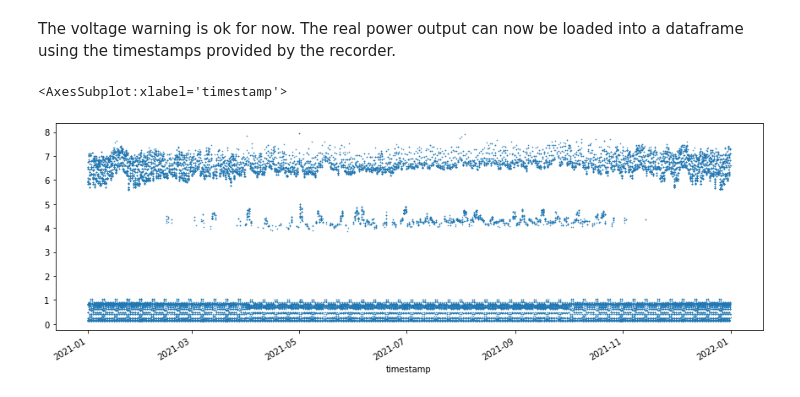
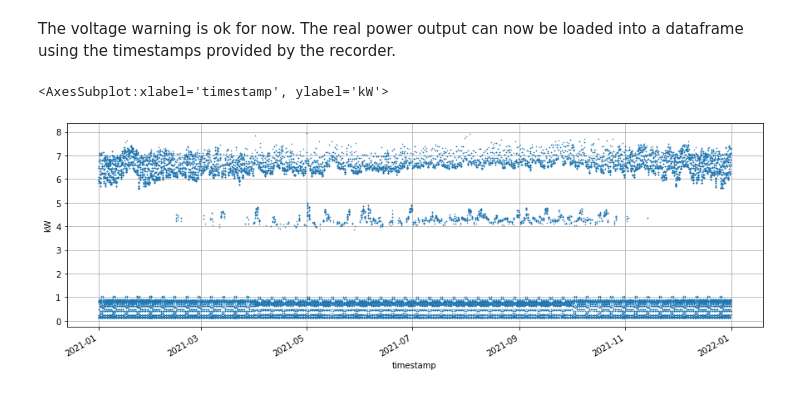
Before and after one commit to slacgismo/load_decomposition, a Jupyter notebook: data/Load_decomposition.ipynb, the cells around one changed output. Drawn from its saved outputs; the diff is of its cells as text; code cells hidden in the pictures.

```diff
--- a/data/Load_decomposition.ipynb
+++ b/data/Load_decomposition.ipynb
@@ -86,20 +86,20 @@ The voltage warning is ok for now.  The real power output can now be loaded into
 # %%
 import pandas, datetime
 def to_timestamp(s):
     return datetime.datetime.fromisoformat(s)
 def to_real(s):
     return complex(s).real
 panel = pandas.read_csv('house_1.csv',
                         converters = {
                             'timestamp':to_timestamp,
                             'panel.energy':to_real,
                             'panel.power':to_real,
                             'panel.constant_power':to_real,
                             'panel.constant_current':to_real,
                             'panel.constant_admittance':to_real,
                         },
                         index_col='timestamp')
-panel['panel.power'].plot(style='.',markersize=1,figsize=(15,5))
+panel['panel.power'].plot(style='.',markersize=1,figsize=(15,5),ylabel='kW',grid=True)
 # %% [output]
-<AxesSubplot:xlabel='timestamp'>
+<AxesSubplot:xlabel='timestamp', ylabel='kW'>
-[figure, old version]
+[figure, new version]
```
